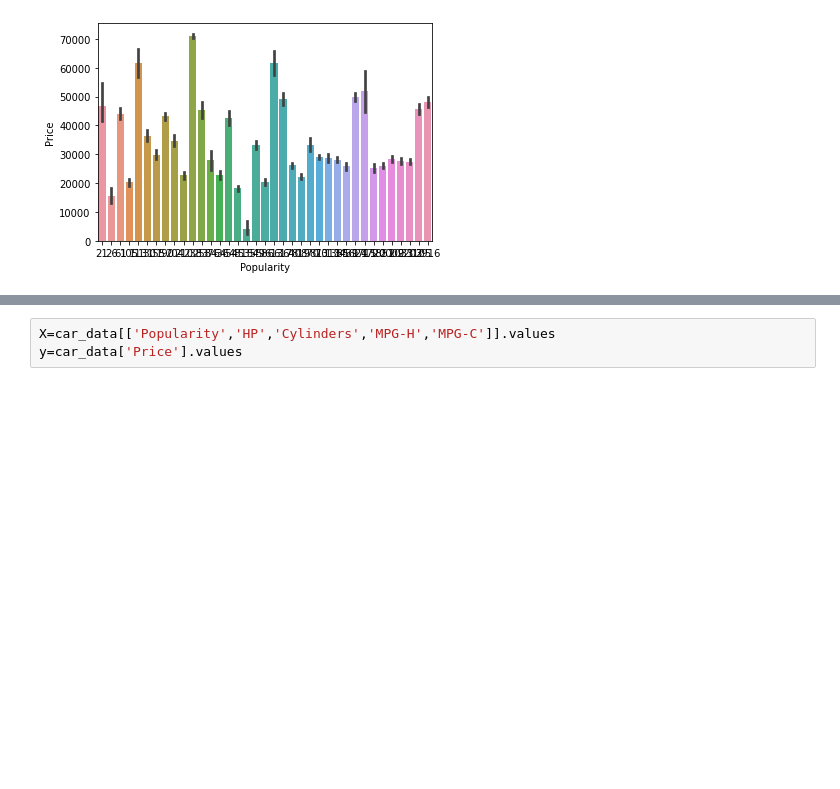
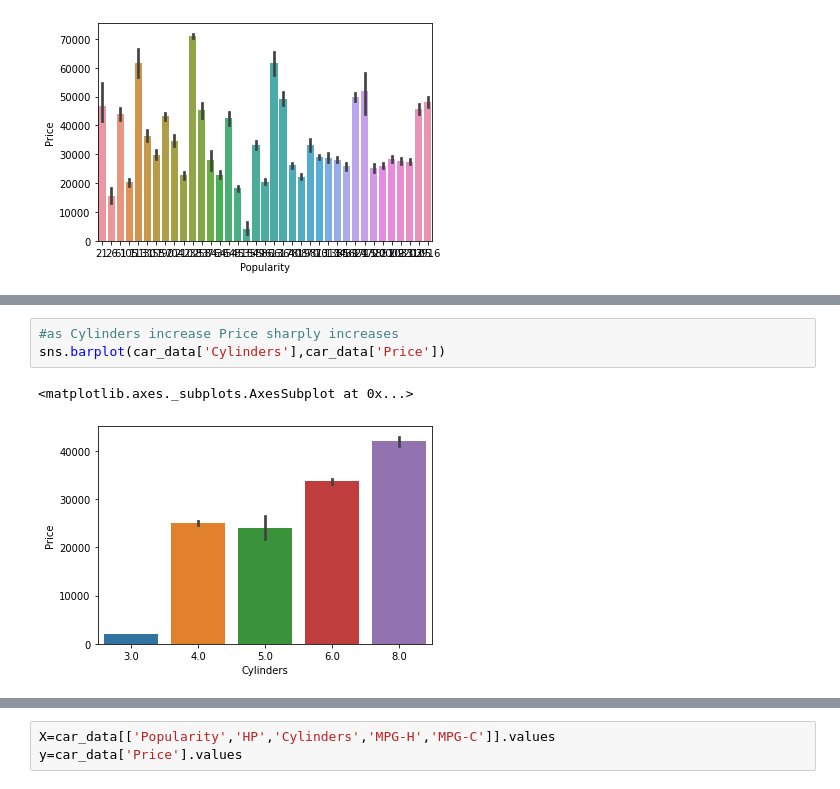
Before and after one commit to ElvinAlex26/MLI, a Jupyter notebook: projectml.ipynb, the cells around one changed output, grey strips where cells are left out. Cells and saved outputs as stored; diff of their text form; blank space fills up the shorter version.

```diff
--- a/projectml.ipynb
+++ b/projectml.ipynb
@@ -515,0 +531,6 @@ sns.barplot(car_data['Popularity'],car_data['Price'])
+# %%
+#as Cylinders increase Price sharply increases
+sns.barplot(car_data['Cylinders'],car_data['Price'])
+# %% [output]
+<matplotlib.axes._subplots.AxesSubplot at 0x...>
+[figure, added]
```
Also changed, not shown: parts of 14 cells of this notebook.
